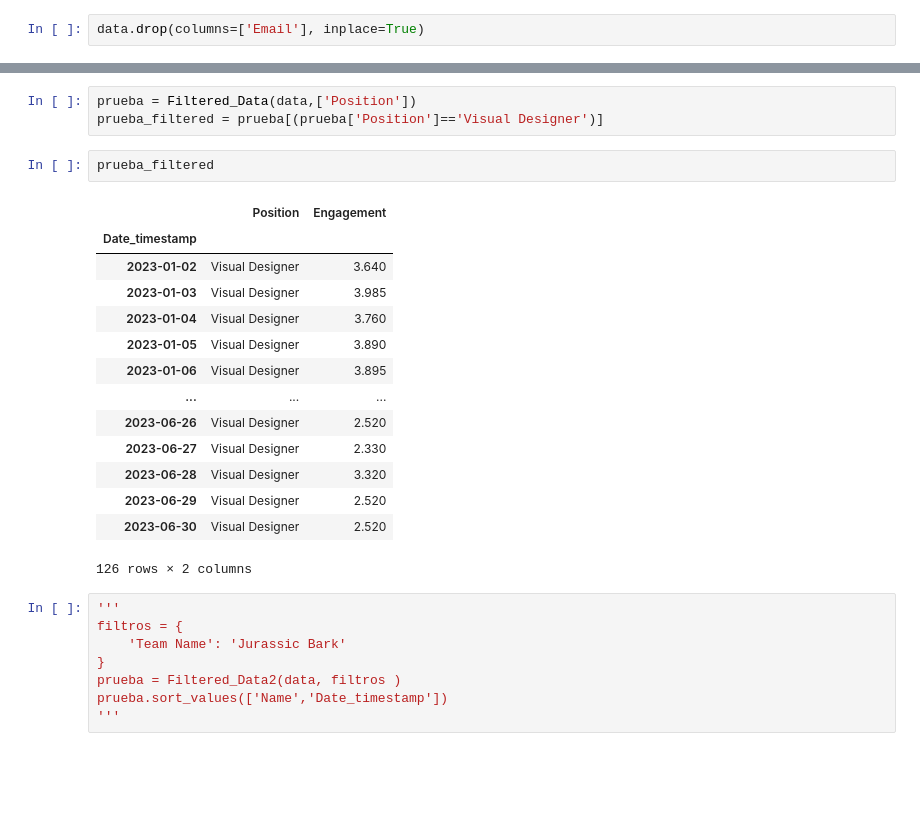
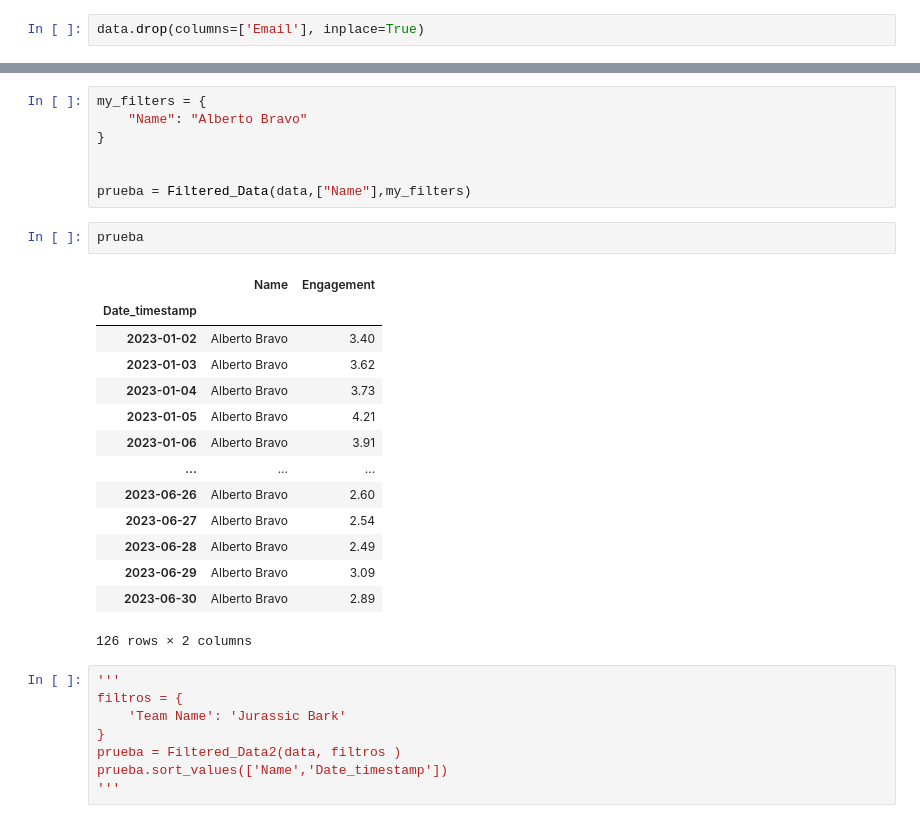
Before and after one commit to Emilio-Mtz-bit/Globant_Reto, a Jupyter notebook: scripts/Final_Model.ipynb, the cells around one changed output, grey strips where cells are left out. Cells and saved outputs as stored; diff of their text form; blank space fills up the shorter version.

```diff
--- a/scripts/Final_Model.ipynb
+++ b/scripts/Final_Model.ipynb
@@ -50,22 +79,26 @@ memory usage: 1.4+ MB
 # %%
-prueba = Filtered_Data(data,['Position'])
-prueba_filtered = prueba[(prueba['Position']=='Visual Designer')]
+my_filters = {
+    "Name": "Alberto Bravo"
+}
+
+
+prueba = Filtered_Data(data,["Name"],my_filters)
 # %%
-prueba_filtered
+prueba
 # %% [output]
-|  | Position | Engagement |
+|  | Name | Engagement |
 | Date_timestamp |  |  |
-| 2023-01-02 | Visual Designer | 3.640 |
-| 2023-01-03 | Visual Designer | 3.985 |
-| 2023-01-04 | Visual Designer | 3.760 |
-| 2023-01-05 | Visual Designer | 3.890 |
-| 2023-01-06 | Visual Designer | 3.895 |
+| 2023-01-02 | Alberto Bravo | 3.40 |
+| 2023-01-03 | Alberto Bravo | 3.62 |
+| 2023-01-04 | Alberto Bravo | 3.73 |
+| 2023-01-05 | Alberto Bravo | 4.21 |
+| 2023-01-06 | Alberto Bravo | 3.91 |
 | ... | ... | ... |
-| 2023-06-26 | Visual Designer | 2.520 |
-| 2023-06-27 | Visual Designer | 2.330 |
-| 2023-06-28 | Visual Designer | 3.320 |
-| 2023-06-29 | Visual Designer | 2.520 |
-| 2023-06-30 | Visual Designer | 2.520 |
+| 2023-06-26 | Alberto Bravo | 2.60 |
+| 2023-06-27 | Alberto Bravo | 2.54 |
+| 2023-06-28 | Alberto Bravo | 2.49 |
+| 2023-06-29 | Alberto Bravo | 3.09 |
+| 2023-06-30 | Alberto Bravo | 2.89 |
 126 rows × 2 columns
 # %%
 '''
```
Also changed, not shown: parts of 14 cells of this notebook, 1 other file.
